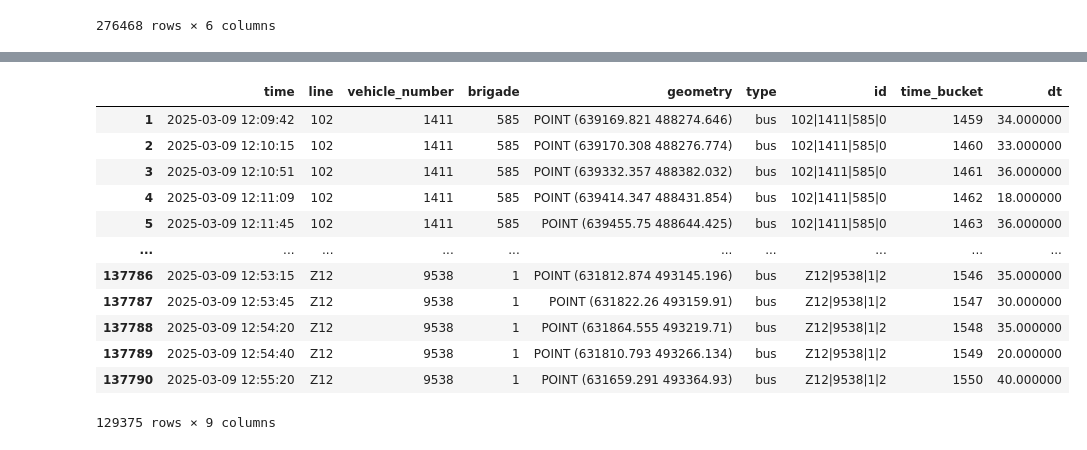
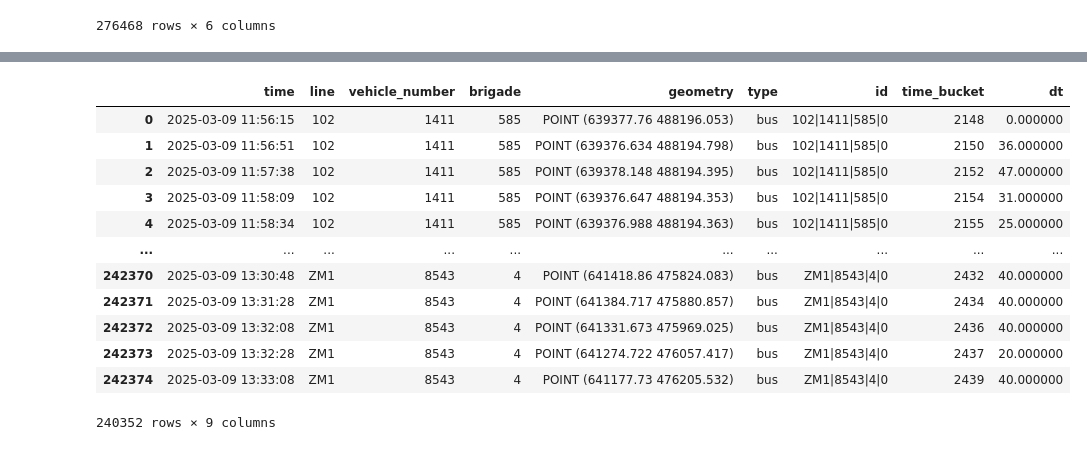
Before and after one commit to PatBoj/Frost-Warsaw, a Jupyter notebook: src/frost_warsaw/process_data.ipynb, the cells around one changed output, grey strips where cells are left out. Saved outputs shown, nothing was run; the diff lists cells and outputs as text; code cells hidden in the pictures.

```diff
--- a/src/frost_warsaw/process_data.ipynb
+++ b/src/frost_warsaw/process_data.ipynb
@@ -445,6 +490,7 @@ gps_data
 gps_data_processed = gps_data.copy()
 gps_data_processed = gps_data_processed.to_crs(epsg="2180")
 gps_data_processed["id"] = gps_data_processed[["line", "vehicle_number", "brigade"]].astype(str).agg("|".join, axis=1)
+gps_data_processed = gps_data_processed.drop_duplicates(subset=["id", "time"])
 gps_data_processed = gps_data_processed.sort_values(["id", "time"])
 
 gps_data_processed["x"] = gps_data_processed.geometry.x
@@ -581,12 +693,15 @@ gps_data_long = gps_data_long[mask_long_routes]
 # %%
 # Here I remove stationary vehicles, on loops or stationary
 
-EPS = 20
+EPS = 60
 MIN_SAMPLES = 5
 MAXIMUM_RANGE = 500
 
 def detect_loops(group):
-    coords = group[["x", "y", "speed"]].values
+    TIME_SCALE = 1
+    group["spacial_drift"] = (group["time"] - group["time"].min()).dt.total_seconds() * TIME_SCALE
+
+    coords = group[["x", "y", "spacial_drift"]].values
 
     db = DBSCAN(eps=EPS, min_samples=MIN_SAMPLES).fit(coords)
     group["loop_id"] = db.labels_
@@ -602,9 +717,10 @@ def assign_route(group):
 
 
 gps_data_without_loops = gps_data_long.copy()
-gps_data_without_loops["speed"] /= 3.6
 gps_data_without_loops["x"] = gps_data_without_loops.geometry.x
 gps_data_without_loops["y"] = gps_data_without_loops.geometry.y
+# gps_data_without_loops["dt"] = gps_data_without_loops.groupby("id")["time"].diff().dt.total_seconds()
+
 gps_data_without_loops = gps_data_without_loops.groupby(["id"], as_index=False).apply(detect_loops, include_groups=True).reset_index(drop=True)
 
 centroids = gps_data_without_loops.groupby(["id", "loop_id"], as_index=False)["geometry"].apply(lambda g: g.union_all().centroid).rename(columns={"geometry": "center"})
@@ -615,16 +731,22 @@ gps_data_without_loops["distance"] = gps_data_without_loops["geometry"].distance
 gps_data_without_loops["max_distance"] = gps_data_without_loops.groupby(["id", "loop_id"], as_index=False)["distance"].transform("max")
 
 gps_data_without_loops["is_route"] = gps_data_without_loops["max_distance"] > MAXIMUM_RANGE
+mask_is_route = gps_data_without_loops["is_route"].copy()
 gps_data_without_loops = gps_data_without_loops.groupby("id", as_index=False).apply(assign_route, include_groups=True).reset_index(drop=True)
 
 # gps_data_without_loops["route_id"] = gps_data_without_loops["is_route"] & ~gps_data_without_loops["is_route"].shift(fill_value=False)
 # gps_data_without_loops["route_id"] = gps_data_without_loops["route_id"].cumsum() - 1
 
-print_removed(gps_data_without_loops, ~gps_data_without_loops["is_route"])
+print_removed(gps_data_without_loops, ~mask_is_route)
 
-gps_data_without_loops = gps_data_without_loops[gps_data_without_loops["is_route"]]
+gps_data_rejected = gps_data_without_loops[~mask_is_route].copy()
+gps_data_rejected = gps_data_rejected.to_crs(epsg="3857")
+gps_data_rejected["x"] = gps_data_rejected.geometry.x
+gps_data_rejected["y"] = gps_data_rejected.geometry.y
+
+gps_data_without_loops = gps_data_without_loops[mask_is_route]
 gps_data_without_loops["id"] = gps_data_without_loops["id"] + "|" + gps_data_without_loops["route_id"].astype(str)
-gps_data_without_loops = gps_data_without_loops.drop(columns=["dr", "dt", "x", "y", "loop_id", "center", "distance", "is_route", "max_distance"])
-gps_data_without_loops["speed"] *= 3.6
+gps_data_without_loops = gps_data_without_loops.drop(columns=["dr", "dt", "x", "y", "loop_id", "center", "distance", "is_route", "max_distance", "spacial_drift"])
+
 gps_data_without_loops
 # %% [output]
@@ -755,7 +888,7 @@ gps_data_long_the_second
 # time buckets. Well it"s not called time buckets, but I name it :D. Soo the idea is that I divide my data into
 # 30 seconds buckets so it"s easier to plot time frames on the map. I looked and 30 seconds is good enough.
 
-BUCKET_SIZE_IN_SECONDS = 30
+BUCKET_SIZE_IN_SECONDS = 20
 
 gps_data_time_buckets = gps_data_long_the_second.copy()
 
@@ -895,6 +1028,11 @@ gps_data_trimmed_final = gps_data_trimmed_final.groupby(["id"], as_index=False).
 
 removed = print_removed(gps_data_trimmed_final, gps_data_trimmed_final["to_trim"])
 
+gps_data_rejected = gps_data_trimmed_final[gps_data_trimmed_final["to_trim"]].copy()
+gps_data_rejected = gps_data_rejected.to_crs(epsg="3857")
+gps_data_rejected["x"] = gps_data_rejected.geometry.x
+gps_data_rejected["y"] = gps_data_rejected.geometry.y
+
 gps_data_trimmed_final = gps_data_trimmed_final[~gps_data_trimmed_final["to_trim"]]
 gps_data_trimmed_final = gps_data_trimmed_final.drop(columns=["to_trim"])
 
@@ -906,16 +1044,16 @@ gps_data_trimmed_final
 |  | time | line | vehicle_number | brigade | geometry | type | id | time_bucket | dt |
-| 1 | 2025-03-09 12:09:42 | 102 | 1411 | 585 | POINT (639169.821 488274.646) | bus | 102|1411|585|0 | 1459 | 34.000000 |
-| 2 | 2025-03-09 12:10:15 | 102 | 1411 | 585 | POINT (639170.308 488276.774) | bus | 102|1411|585|0 | 1460 | 33.000000 |
-| 3 | 2025-03-09 12:10:51 | 102 | 1411 | 585 | POINT (639332.357 488382.032) | bus | 102|1411|585|0 | 1461 | 36.000000 |
-| 4 | 2025-03-09 12:11:09 | 102 | 1411 | 585 | POINT (639414.347 488431.854) | bus | 102|1411|585|0 | 1462 | 18.000000 |
-| 5 | 2025-03-09 12:11:45 | 102 | 1411 | 585 | POINT (639455.75 488644.425) | bus | 102|1411|585|0 | 1463 | 36.000000 |
+| 0 | 2025-03-09 11:56:15 | 102 | 1411 | 585 | POINT (639377.76 488196.053) | bus | 102|1411|585|0 | 2148 | 0.000000 |
+| 1 | 2025-03-09 11:56:51 | 102 | 1411 | 585 | POINT (639376.634 488194.798) | bus | 102|1411|585|0 | 2150 | 36.000000 |
+| 2 | 2025-03-09 11:57:38 | 102 | 1411 | 585 | POINT (639378.148 488194.395) | bus | 102|1411|585|0 | 2152 | 47.000000 |
+| 3 | 2025-03-09 11:58:09 | 102 | 1411 | 585 | POINT (639376.647 488194.353) | bus | 102|1411|585|0 | 2154 | 31.000000 |
+| 4 | 2025-03-09 11:58:34 | 102 | 1411 | 585 | POINT (639376.988 488194.363) | bus | 102|1411|585|0 | 2155 | 25.000000 |
 | ... | ... | ... | ... | ... | ... | ... | ... | ... | ... |
-| 137786 | 2025-03-09 12:53:15 | Z12 | 9538 | 1 | POINT (631812.874 493145.196) | bus | Z12|9538|1|2 | 1546 | 35.000000 |
-| 137787 | 2025-03-09 12:53:45 | Z12 | 9538 | 1 | POINT (631822.26 493159.91) | bus | Z12|9538|1|2 | 1547 | 30.000000 |
-| 137788 | 2025-03-09 12:54:20 | Z12 | 9538 | 1 | POINT (631864.555 493219.71) | bus | Z12|9538|1|2 | 1548 | 35.000000 |
-| 137789 | 2025-03-09 12:54:40 | Z12 | 9538 | 1 | POINT (631810.793 493266.134) | bus | Z12|9538|1|2 | 1549 | 20.000000 |
-| 137790 | 2025-03-09 12:55:20 | Z12 | 9538 | 1 | POINT (631659.291 493364.93) | bus | Z12|9538|1|2 | 1550 | 40.000000 |
+| 242370 | 2025-03-09 13:30:48 | ZM1 | 8543 | 4 | POINT (641418.86 475824.083) | bus | ZM1|8543|4|0 | 2432 | 40.000000 |
+| 242371 | 2025-03-09 13:31:28 | ZM1 | 8543 | 4 | POINT (641384.717 475880.857) | bus | ZM1|8543|4|0 | 2434 | 40.000000 |
+| 242372 | 2025-03-09 13:32:08 | ZM1 | 8543 | 4 | POINT (641331.673 475969.025) | bus | ZM1|8543|4|0 | 2436 | 40.000000 |
+| 242373 | 2025-03-09 13:32:28 | ZM1 | 8543 | 4 | POINT (641274.722 476057.417) | bus | ZM1|8543|4|0 | 2437 | 20.000000 |
+| 242374 | 2025-03-09 13:33:08 | ZM1 | 8543 | 4 | POINT (641177.73 476205.532) | bus | ZM1|8543|4|0 | 2439 | 40.000000 |
-129375 rows × 9 columns
+240352 rows × 9 columns
 # %%
 # Minimum points for plotting a vehicle is equal to 24
 
```
Also changed, not shown: parts of 20 cells of this notebook.
